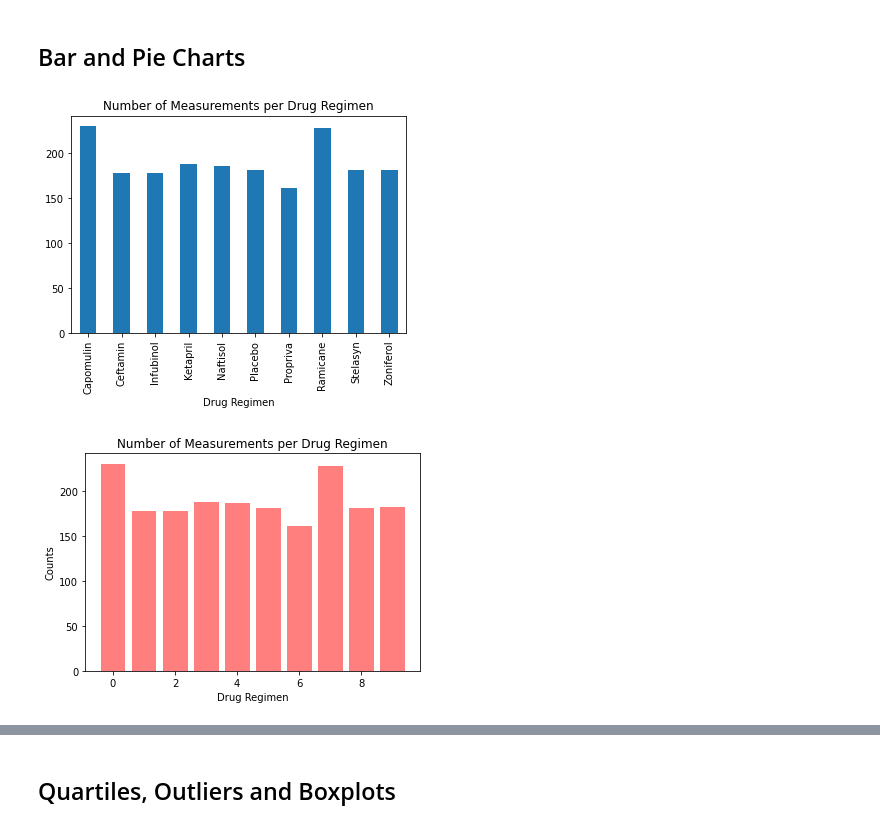
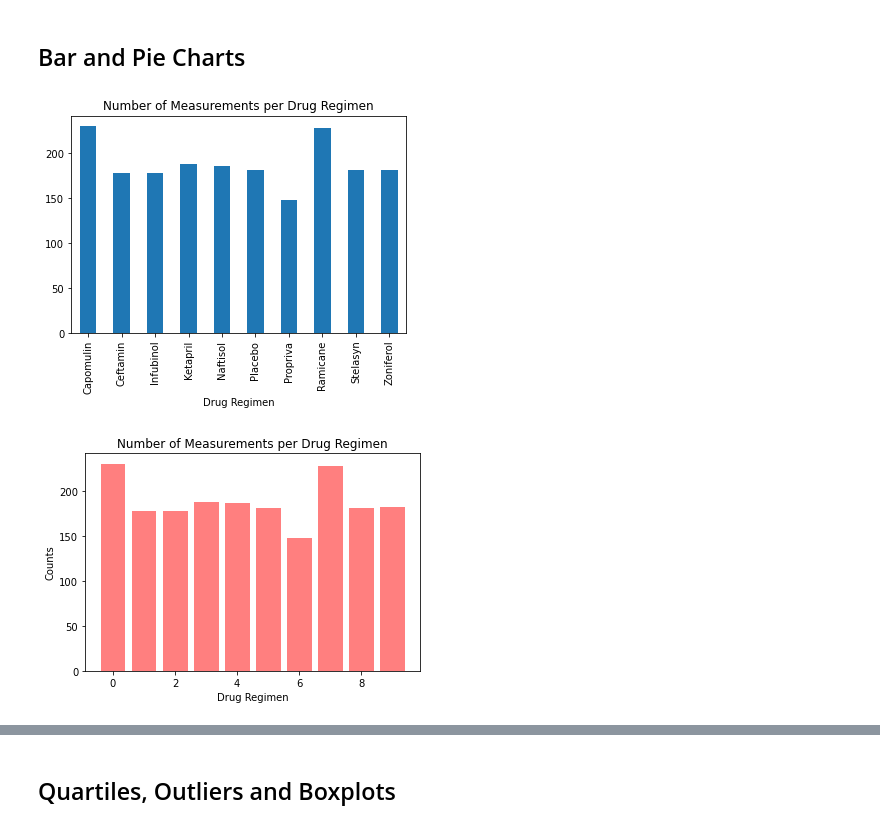
Before and after one commit to HopeNeely/matplotlib-challenge, a Jupyter notebook: pymaceuticals.ipynb, the cells around one changed output, grey strips where cells are left out. Cells and saved outputs as stored; diff of their text form; code cells hidden in the pictures.

```diff
--- a/pymaceuticals.ipynb
+++ b/pymaceuticals.ipynb
@@ -119,12 +119,12 @@ agg_summary
 ## Bar and Pie Charts
 # %%
 # Generate a bar plot showing the total number of measurements taken on each drug regimen using pandas.
-regimen_group = merge_df.groupby("Drug Regimen")
+regimen_group = cleaned_df.groupby("Drug Regimen")
 regimen_count = regimen_group["Timepoint"].count()
 
 measure_chart = regimen_count.plot(kind="bar", title="Number of Measurements per Drug Regimen")
 # %% [output]
-[figure, old version]
+[figure, new version]
 # %%
 # Generate a bar plot showing the total number of measurements taken on each drug regimen using pyplot.
 
@@ -139,6 +139,6 @@ plt.ylabel('Counts')
 plt.title("Number of Measurements per Drug Regimen")
 plt.show()
 # %% [output]
-[figure, old version]
+[figure, new version]
 # %%
 # Generate a pie plot showing the distribution of female versus male mice using pandas
```
Also changed, not shown: parts of 4 cells of this notebook.
